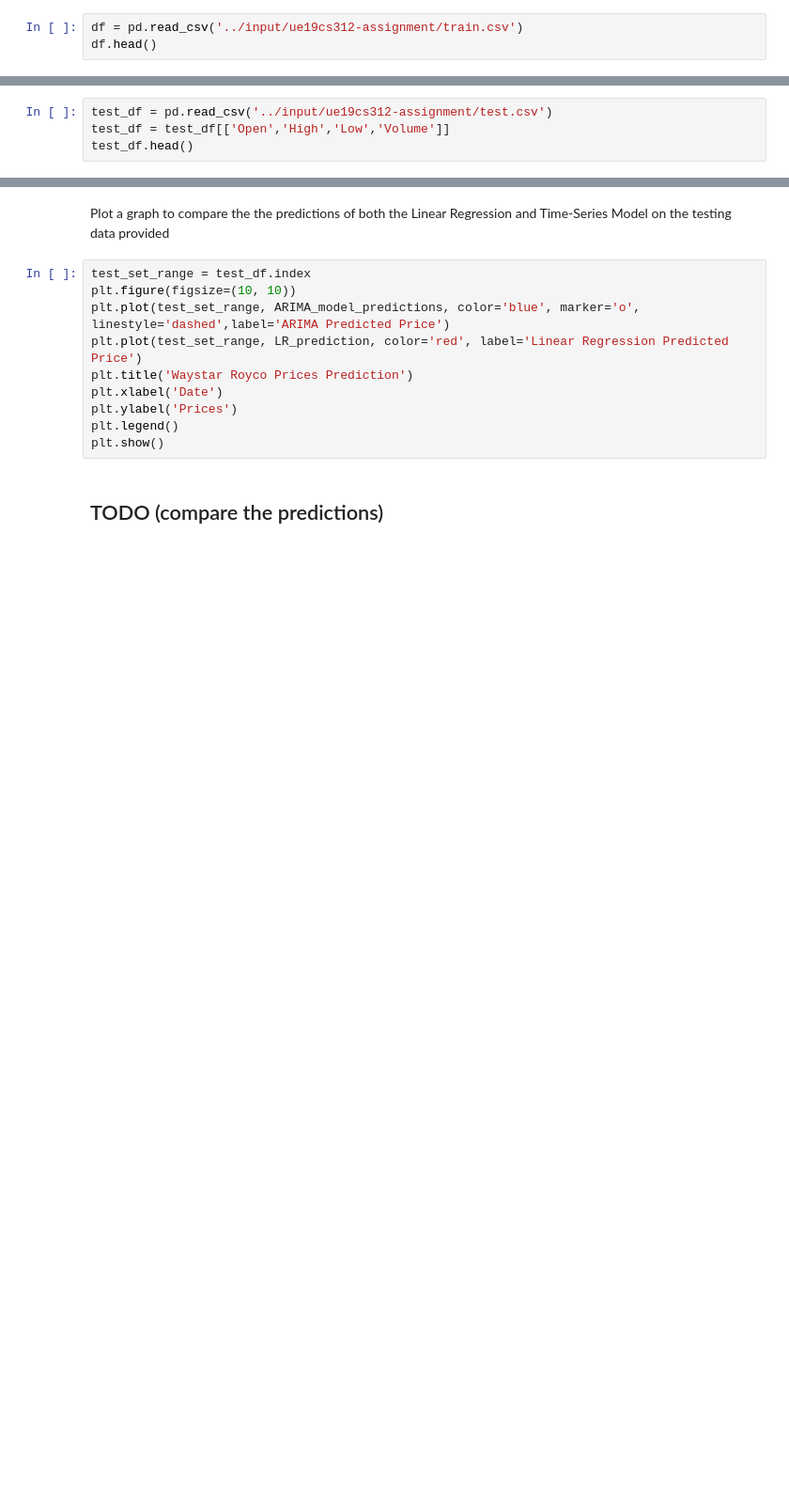
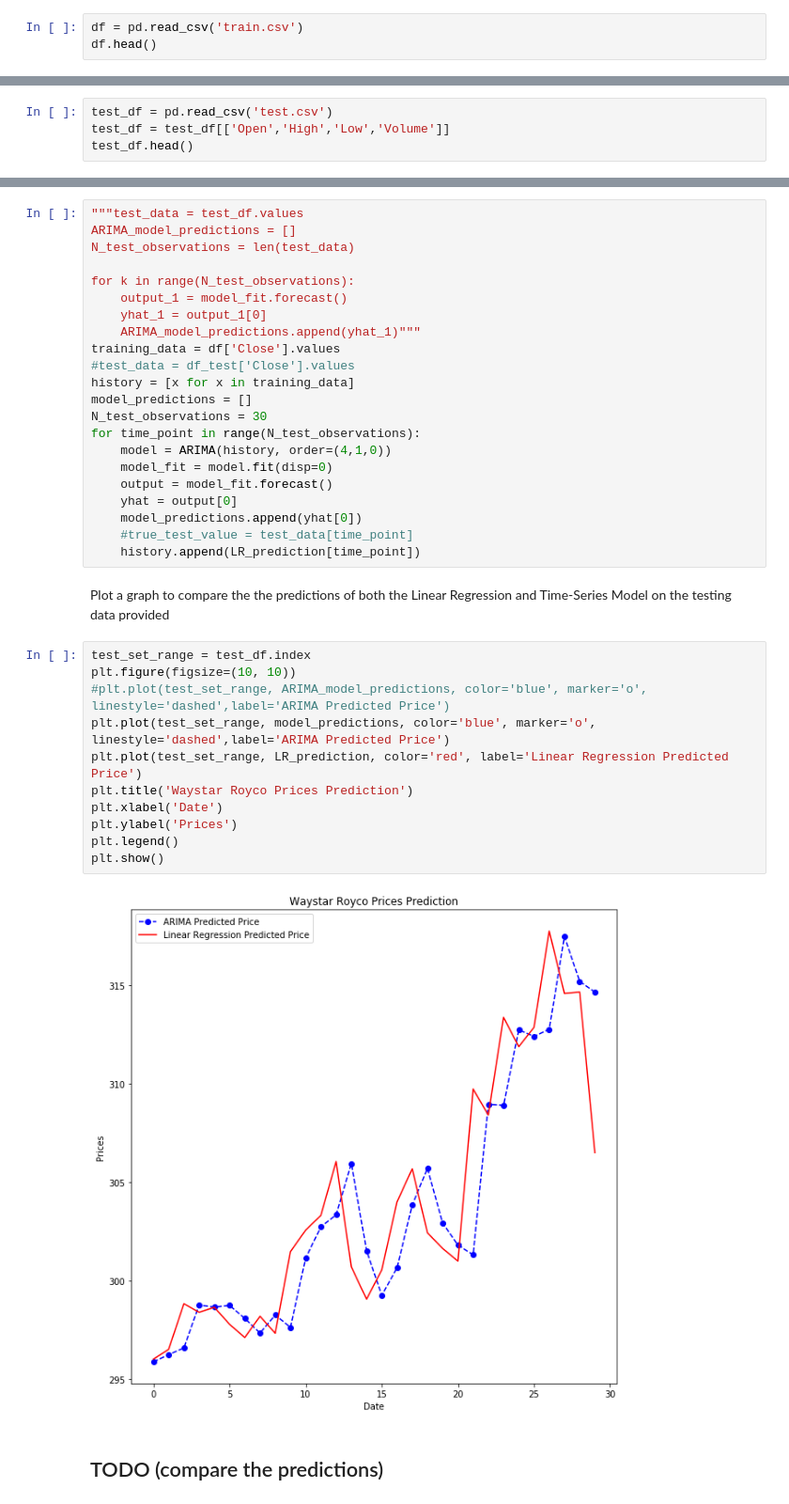
Before and after one commit to rohanmrb/Restaurant-Recommendation-System, a Jupyter notebook: Assignment/draft.ipynb, the cells around one changed output, grey strips where cells are left out. Shown at 94% size. Drawn from its saved outputs; the diff is of its cells as text; blank space fills up the shorter version.

Commit message:
made changes to time series model

```diff
--- a/Assignment/draft.ipynb
+++ b/Assignment/draft.ipynb
@@ -21,5 +21,5 @@ from sklearn.model_selection import train_test_split
 # %% [markdown]
 Read the train.csv for analyzing and training various models
 # %%
-df = pd.read_csv('../input/ue19cs312-assignment/train.csv')
+df = pd.read_csv('train.csv')
 df.head()
@@ -124,6 +169,6 @@ print('Root Mean Squared Error (RMSE):', np.sqrt(metrics.mean_squared_error(eval
 # %% [markdown]
 Import the test.csv provided in the dataset on which predictions have to be made, filter the dataset to only contain the required columns for predictions
 # %%
-test_df = pd.read_csv('../input/ue19cs312-assignment/test.csv')
+test_df = pd.read_csv('test.csv')
 test_df = test_df[['Open','High','Low','Volume']]
 test_df.head()
@@ -145,15 +198,40 @@ for k in range(N_test_observations):
+# %%
+"""test_data = test_df.values
+ARIMA_model_predictions = []
+N_test_observations = len(test_data)
+
+for k in range(N_test_observations):
+    output_1 = model_fit.forecast()
+    yhat_1 = output_1[0]
+    ARIMA_model_predictions.append(yhat_1)"""
+training_data = df['Close'].values
+#test_data = df_test['Close'].values
+history = [x for x in training_data]
+model_predictions = []
+N_test_observations = 30
+for time_point in range(N_test_observations):
+    model = ARIMA(history, order=(4,1,0))
+    model_fit = model.fit(disp=0)
+    output = model_fit.forecast()
+    yhat = output[0]
+    model_predictions.append(yhat[0])
+    #true_test_value = test_data[time_point]
+    history.append(LR_prediction[time_point])
 # %% [markdown]
 Plot a graph to compare the the predictions of both the Linear Regression and Time-Series Model on the testing data provided
 # %%
 test_set_range = test_df.index
 plt.figure(figsize=(10, 10))
-plt.plot(test_set_range, ARIMA_model_predictions, color='blue', marker='o', linestyle='dashed',label='ARIMA Predicted Price')
+#plt.plot(test_set_range, ARIMA_model_predictions, color='blue', marker='o', linestyle='dashed',label='ARIMA Predicted Price')
+plt.plot(test_set_range, model_predictions, color='blue', marker='o', linestyle='dashed',label='ARIMA Predicted Price')
 plt.plot(test_set_range, LR_prediction, color='red', label='Linear Regression Predicted Price')
 plt.title('Waystar Royco Prices Prediction')
 plt.xlabel('Date')
 plt.ylabel('Prices')
 plt.legend()
 plt.show()
+# %% [output]
+[figure, added]
 # %% [markdown]
 ## TODO (compare the predictions)
 # %%
```
Also changed, not shown: parts of 15 cells of this notebook.
